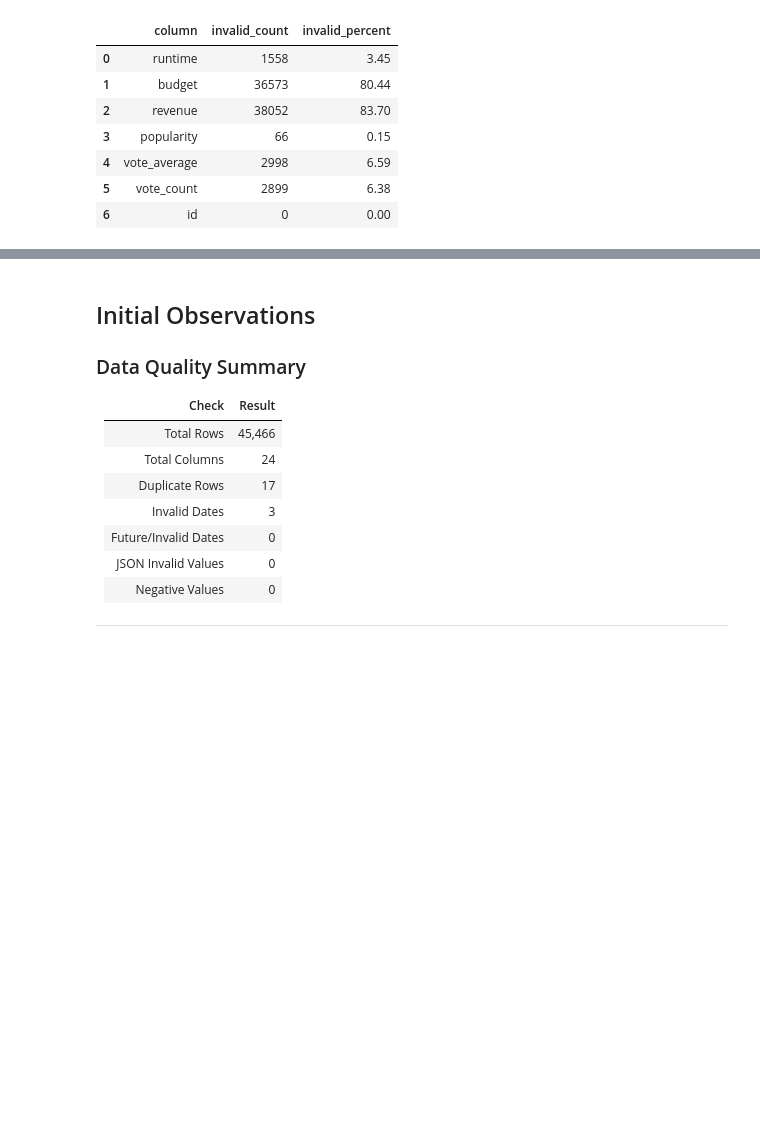
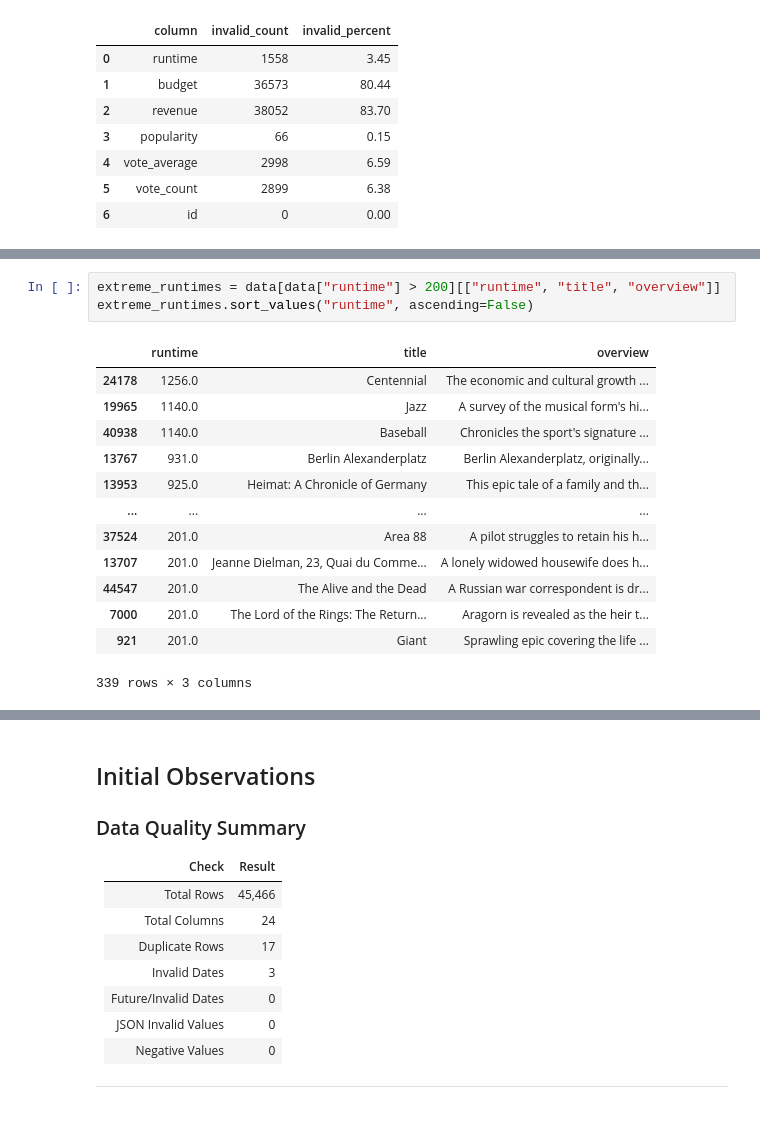
Before and after one commit to Hna2005/movie-runtime-analysis, a Jupyter notebook: notebooks/01-data-audit.ipynb, the cells around one changed output, grey strips where cells are left out. Drawn from its saved outputs; the diff is of its cells as text; blank space fills up the shorter version.

```diff
--- a/notebooks/01-data-audit.ipynb
+++ b/notebooks/01-data-audit.ipynb
@@ -325,0 +383,17 @@ pd.DataFrame(results)
+# %%
+extreme_runtimes = data[data["runtime"] > 200][["runtime", "title", "overview"]]
+extreme_runtimes.sort_values("runtime", ascending=False)
+# %% [output]
+|  | runtime | title | overview |
+| 24178 | 1256.0 | Centennial | The economic and cultural growth ... |
+| 19965 | 1140.0 | Jazz | A survey of the musical form's hi... |
+| 40938 | 1140.0 | Baseball | Chronicles the sport's signature ... |
+| 13767 | 931.0 | Berlin Alexanderplatz | Berlin Alexanderplatz, originally... |
+| 13953 | 925.0 | Heimat: A Chronicle of Germany | This epic tale of a family and th... |
+| ... | ... | ... | ... |
+| 37524 | 201.0 | Area 88 | A pilot struggles to retain his h... |
+| 13707 | 201.0 | Jeanne Dielman, 23, Quai du Comme... | A lonely widowed housewife does h... |
+| 44547 | 201.0 | The Alive and the Dead | A Russian war correspondent is dr... |
+| 7000 | 201.0 | The Lord of the Rings: The Return... | Aragorn is revealed as the heir t... |
+| 921 | 201.0 | Giant | Sprawling epic covering the life ... |
+339 rows × 3 columns
```
Also changed, not shown: parts of 5 cells of this notebook.
